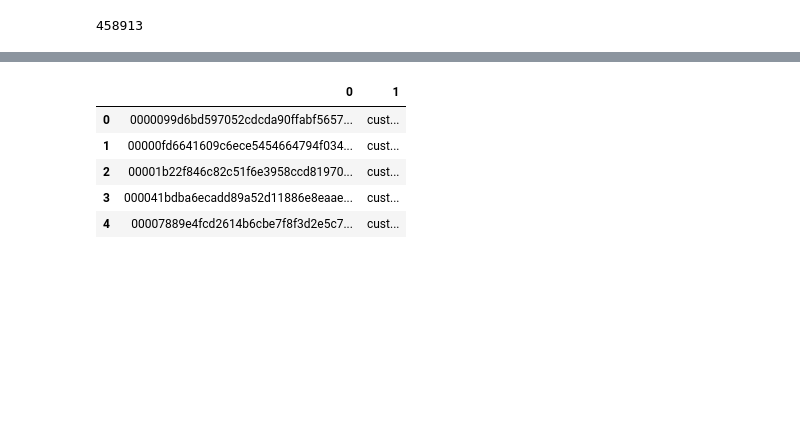
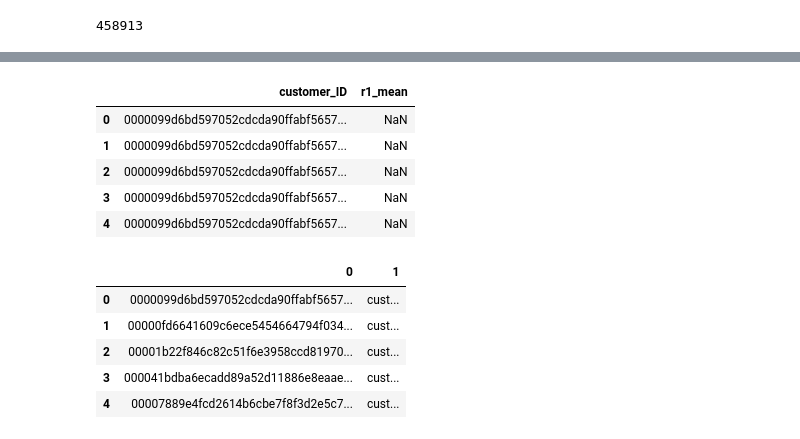
Before and after one commit to m3redithw/american-express-default-prediction, a Jupyter notebook: eda.ipynb, the cells around one changed output, grey strips where cells are left out. Saved outputs shown, nothing was run; the diff lists cells and outputs as text; code cells hidden in the pictures; blank space fills up the shorter version.

```diff
--- a/eda.ipynb
+++ b/eda.ipynb
@@ -170,0 +192,4 @@ df.customer_ID.nunique()
+# %%
+customer_df = df['customer_ID'].copy()
+# %%
+customer_df_1 = pd.DataFrame(customer_df)
@@ -171,3 +205,14 @@ df.customer_ID.nunique()
+# %%
+customer_df_1['r1_mean'] = df.groupby('customer_ID').R_1.mean()
+# %%
+customer_df_1.head()
+# %% [output]
+|  | customer_ID | r1_mean |
+| 0 | 0000099d6bd597052cdcda90ffabf5657... | NaN |
+| 1 | 0000099d6bd597052cdcda90ffabf5657... | NaN |
+| 2 | 0000099d6bd597052cdcda90ffabf5657... | NaN |
+| 3 | 0000099d6bd597052cdcda90ffabf5657... | NaN |
+| 4 | 0000099d6bd597052cdcda90ffabf5657... | NaN |
 # %%
 # Create new df which is grouped by customer id
 cust_df = pd.DataFrame(df.groupby(df['customer_ID']))
```
Also changed, not shown: parts of 4 cells of this notebook.
